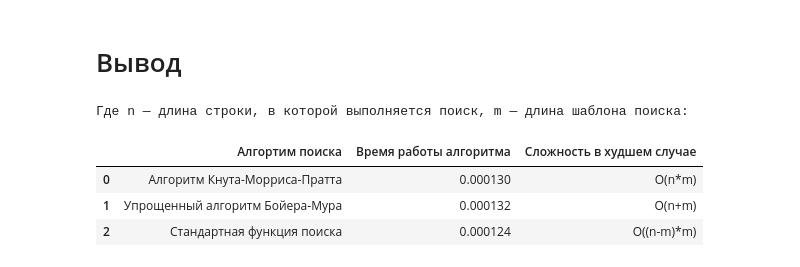
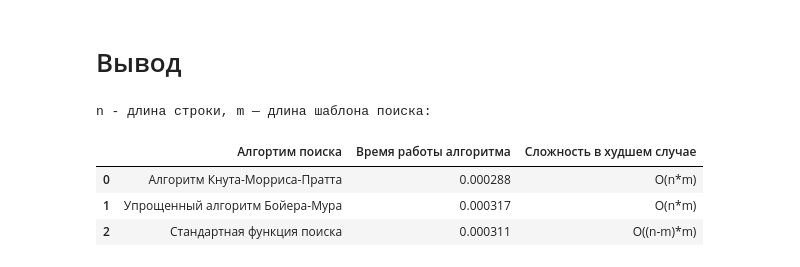
Before and after one commit to Djama1GIT/SADP, a Jupyter notebook: Lab5.ipynb, the cells around one changed output. Saved outputs shown, nothing was run; the diff lists cells and outputs as text; code cells hidden in the pictures.

```diff
--- a/Lab5.ipynb
+++ b/Lab5.ipynb
@@ -363,16 +363,16 @@ ____________________
 # %%
 import pandas as pd
 print("n - длина строки, m — длина шаблона поиска:")
 table_search = [["Алгоритм Кнута-Морриса-Пратта", kmptime, "O(n*m)"],
-              ["Упрощенный алгоритм Бойера-Мура", bmtime, "O(n+m)"],
+              ["Упрощенный алгоритм Бойера-Мура", bmtime, "O(n*m)"],
               ["Стандартная функция поиска", standtime, "O((n-m)*m)"]]
 
 
 
 pd.DataFrame(table_search, columns=["Алгортим поиска","Время работы алгоритма", "Сложность в худшем случае"])
 # %% [output]
-Где n — длина строки, в которой выполняется поиск, m — длина шаблона поиска:
+n - длина строки, m — длина шаблона поиска:
 |  | Алгортим поиска | Время работы алгоритма | Сложность в худшем случае |
-| 0 | Алгоритм Кнута-Морриса-Пратта | 0.000130 | O(n*m) |
-| 1 | Упрощенный алгоритм Бойера-Мура | 0.000132 | O(n+m) |
-| 2 | Стандартная функция поиска | 0.000124 | O((n-m)*m) |
+| 0 | Алгоритм Кнута-Морриса-Пратта | 0.000288 | O(n*m) |
+| 1 | Упрощенный алгоритм Бойера-Мура | 0.000317 | O(n*m) |
+| 2 | Стандартная функция поиска | 0.000311 | O((n-m)*m) |
```
Also changed, not shown: parts of 4 cells of this notebook, 1 other file.
